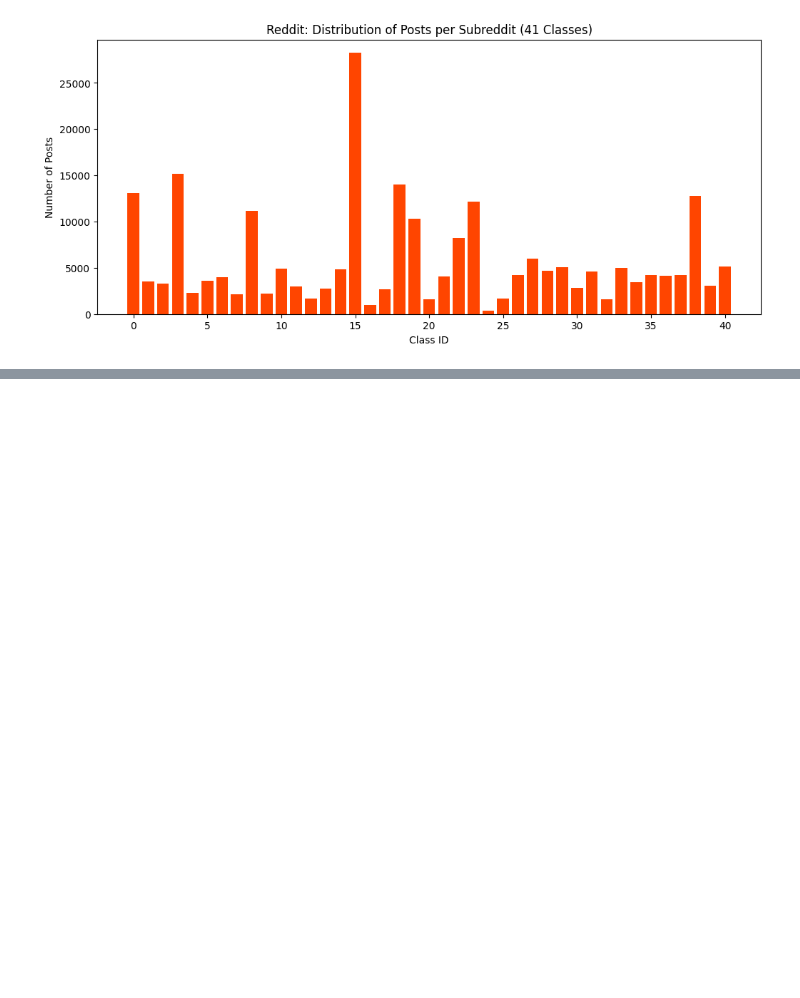
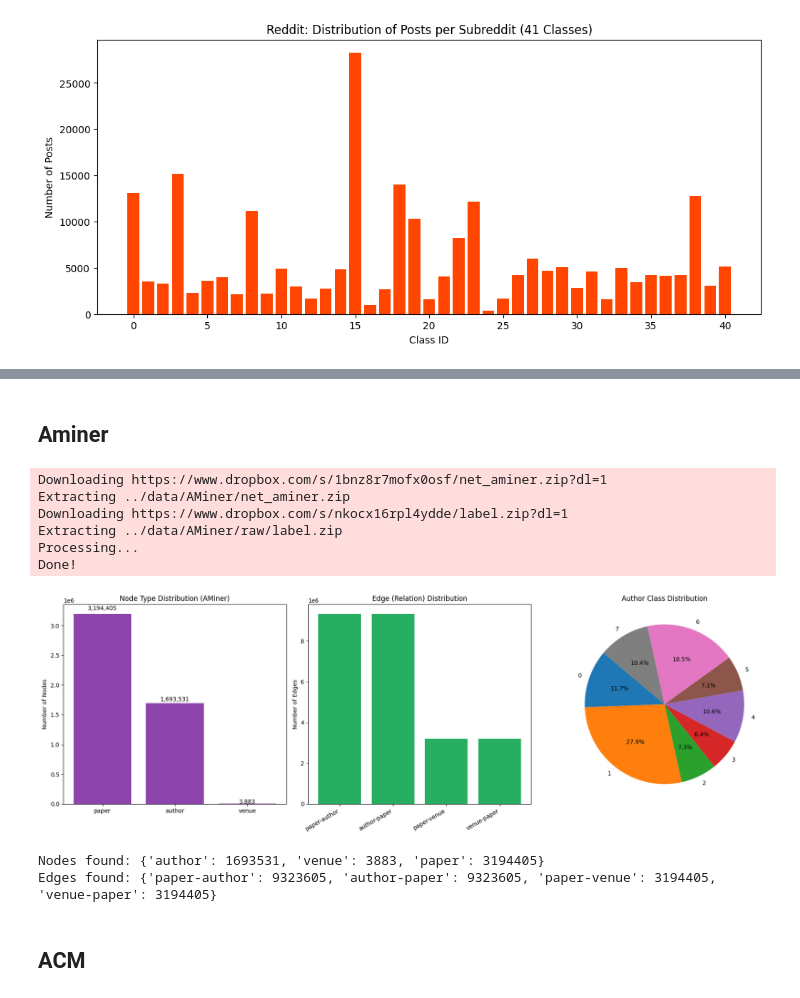
Before and after one commit to cs24d0002-jpg/graph_neural_networks, a Jupyter notebook: notebooks/EDA.ipynb, the cells around one changed output, grey strips where cells are left out. Cells and saved outputs as stored; diff of their text form; code cells hidden in the pictures; blank space fills up the shorter version.

```diff
--- a/notebooks/EDA.ipynb
+++ b/notebooks/EDA.ipynb
@@ -339,0 +515,64 @@ NeighborLoader()
+# %% [markdown]
+## Aminer
+# %%
+dataset = AMiner(root='../data/AMiner')
+data = dataset[0]
+
+# 2. Extract Node Statistics
+node_stats = {nt: data[nt].num_nodes for nt in data.node_types}
+df_nodes = pd.DataFrame(list(node_stats.items()), columns=['Node Type', 'Count']).sort_values('Count', ascending=False)
+
+# 3. Extract Edge Statistics
+# Triplet format: (src, rel, dst)
+edge_stats = {f"{et[0]}-{et[2]}": data[et].num_edges for et in data.edge_types}
+df_edges = pd.DataFrame(list(edge_stats.items()), columns=['Relation', 'Count']).sort_values('Count', ascending=False)
+
+# 4. Target Label Distribution (Author)
+# Note: AMiner is often used for clustering or link prediction,
+# but if using the labeled version:
+if 'y' in data['author']:
+    y = data['author'].y
+    unique, counts = torch.unique(y, return_counts=True)
+    df_labels = pd.DataFrame({'Class': unique.tolist(), 'Count': counts.tolist()})
+else:
+    df_labels = None
+
+# --- PLOTTING ---
+fig, axes = plt.subplots(1, 2 if df_labels is None else 3, figsize=(18, 6))
+
+# Plot 1: Node Distribution
+axes[0].bar(df_nodes['Node Type'], df_nodes['Count'], color='#8E44AD')
+axes[0].set_title('Node Type Distribution (AMiner)')
+axes[0].set_ylabel('Number of Nodes')
+for i, v in enumerate(df_nodes['Count']):
+    axes[0].text(i, v + (v * 0.02), f"{v:,}", ha='center')
+
+# Plot 2: Edge Distribution
+axes[1].bar(df_edges['Relation'], df_edges['Count'], color='#27AE60')
+axes[1].set_title('Edge (Relation) Distribution')
+axes[1].set_ylabel('Number of Edges')
+plt.setp(axes[1].get_xticklabels(), rotation=30, ha="right")
+
+# Plot 3: Label Distribution (if available)
+if df_labels is not None:
+    axes[2].pie(df_labels['Count'], labels=df_labels['Class'], autopct='%1.1f%%', startangle=140)
+    axes[2].set_title('Author Class Distribution')
+
+plt.tight_layout()
+plt.savefig('aminer_stats.png')
+plt.show()
+
+print("Nodes found:", node_stats)
+print("Edges found:", edge_stats)
+# %% [output]
+Downloading https://www.dropbox.com/s/1bnz8r7mofx0osf/net_aminer.zip?dl=1
+Extracting ../data/AMiner/net_aminer.zip
+Downloading https://www.dropbox.com/s/nkocx16rpl4ydde/label.zip?dl=1
+Extracting ../data/AMiner/raw/label.zip
+Processing...
+Done!
+[figure, added]
+Nodes found: {'author': 1693531, 'venue': 3883, 'paper': 3194405}
+Edges found: {'paper-author': 9323605, 'author-paper': 9323605, 'paper-venue': 3194405, 'venue-paper': 3194405}
+# %% [markdown]
+## ACM
```
Also changed, not shown: parts of 17 cells of this notebook, 5 other files.
